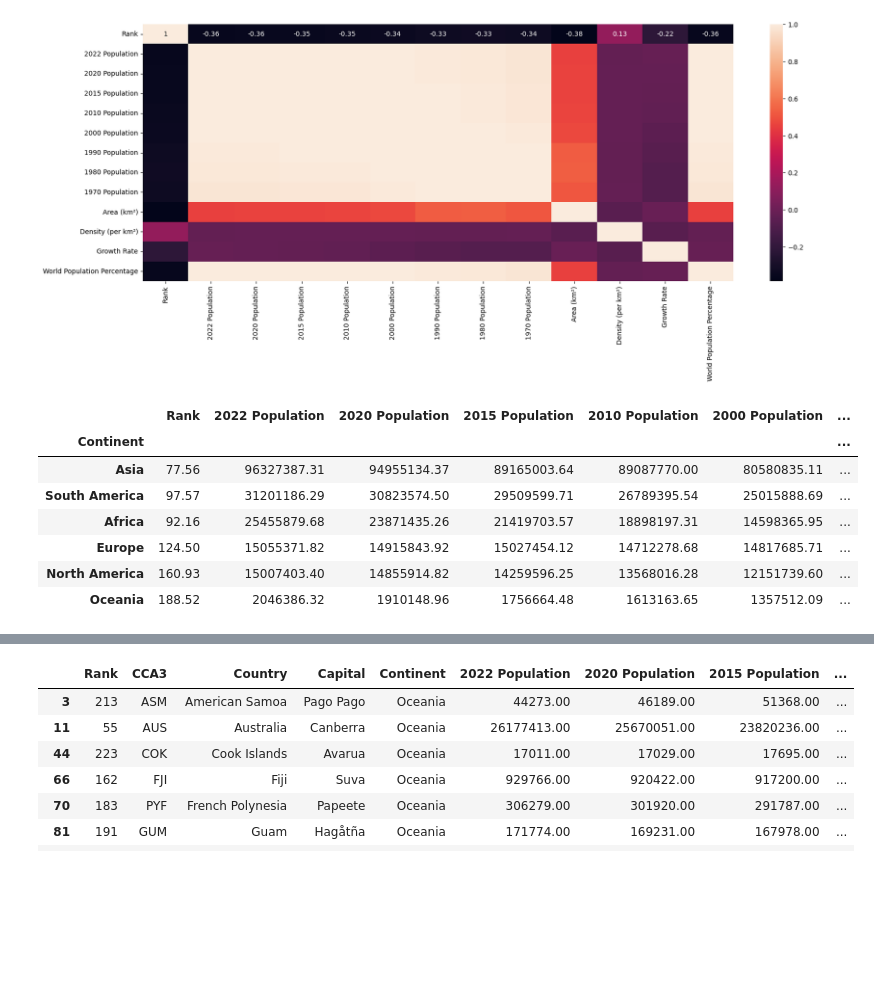
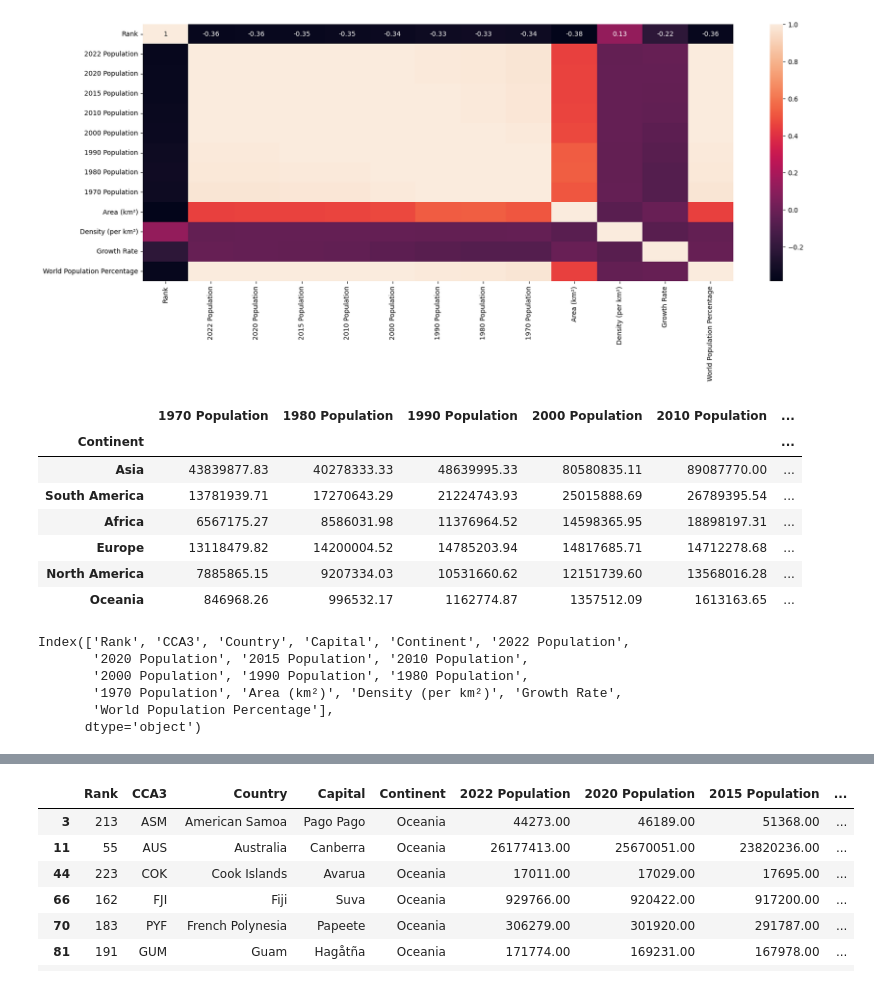
Before and after one commit to jarednjk/Exploratory_Data_Analysis_Pandas_Seaborn, a Jupyter notebook: Exploratory Data Analysis in Pandas.ipynb, the cells around one changed output, grey strips where cells are left out. Saved outputs shown, nothing was run; the diff lists cells and outputs as text; code cells hidden in the pictures; blank space fills up the shorter version.

```diff
--- a/Exploratory Data Analysis in Pandas.ipynb
+++ b/Exploratory Data Analysis in Pandas.ipynb
@@ -130,13 +130,26 @@ plt.show()
 # %% [output]
 [figure]
 # %%
-df.groupby('Continent').mean(numeric_only = True).sort_values(by = '2022 Population', ascending = False)
+df2 = df.groupby('Continent')[['1970 Population',
+       '1980 Population', '1990 Population', '2000 Population',
+       '2010 Population', '2015 Population', '2020 Population',
+       '2022 Population']].mean(numeric_only = True).sort_values(by = '2022 Population', ascending = False)
+df2
 # %% [output]
-|  | Rank | 2022 Population | 2020 Population | 2015 Population | 2010 Population | 2000 Population | ... |
-| Continent |  |  |  |  |  |  | ... |
-| Asia | 77.56 | 96327387.31 | 94955134.37 | 89165003.64 | 89087770.00 | 80580835.11 | ... |
-| South America | 97.57 | 31201186.29 | 30823574.50 | 29509599.71 | 26789395.54 | 25015888.69 | ... |
-| Africa | 92.16 | 25455879.68 | 23871435.26 | 21419703.57 | 18898197.31 | 14598365.95 | ... |
-| Europe | 124.50 | 15055371.82 | 14915843.92 | 15027454.12 | 14712278.68 | 14817685.71 | ... |
-| North America | 160.93 | 15007403.40 | 14855914.82 | 14259596.25 | 13568016.28 | 12151739.60 | ... |
-| Oceania | 188.52 | 2046386.32 | 1910148.96 | 1756664.48 | 1613163.65 | 1357512.09 | ... |
+|  | 1970 Population | 1980 Population | 1990 Population | 2000 Population | 2010 Population | ... |
+| Continent |  |  |  |  |  | ... |
+| Asia | 43839877.83 | 40278333.33 | 48639995.33 | 80580835.11 | 89087770.00 | ... |
+| South America | 13781939.71 | 17270643.29 | 21224743.93 | 25015888.69 | 26789395.54 | ... |
+| Africa | 6567175.27 | 8586031.98 | 11376964.52 | 14598365.95 | 18898197.31 | ... |
+| Europe | 13118479.82 | 14200004.52 | 14785203.94 | 14817685.71 | 14712278.68 | ... |
+| North America | 7885865.15 | 9207334.03 | 10531660.62 | 12151739.60 | 13568016.28 | ... |
+| Oceania | 846968.26 | 996532.17 | 1162774.87 | 1357512.09 | 1613163.65 | ... |
+# %%
+df.columns
+# %% [output]
+Index(['Rank', 'CCA3', 'Country', 'Capital', 'Continent', '2022 Population',
+       '2020 Population', '2015 Population', '2010 Population',
+       '2000 Population', '1990 Population', '1980 Population',
+       '1970 Population', 'Area (km²)', 'Density (per km²)', 'Growth Rate',
+       'World Population Percentage'],
+      dtype='object')
```
Also changed, not shown: parts of 3 cells of this notebook.
